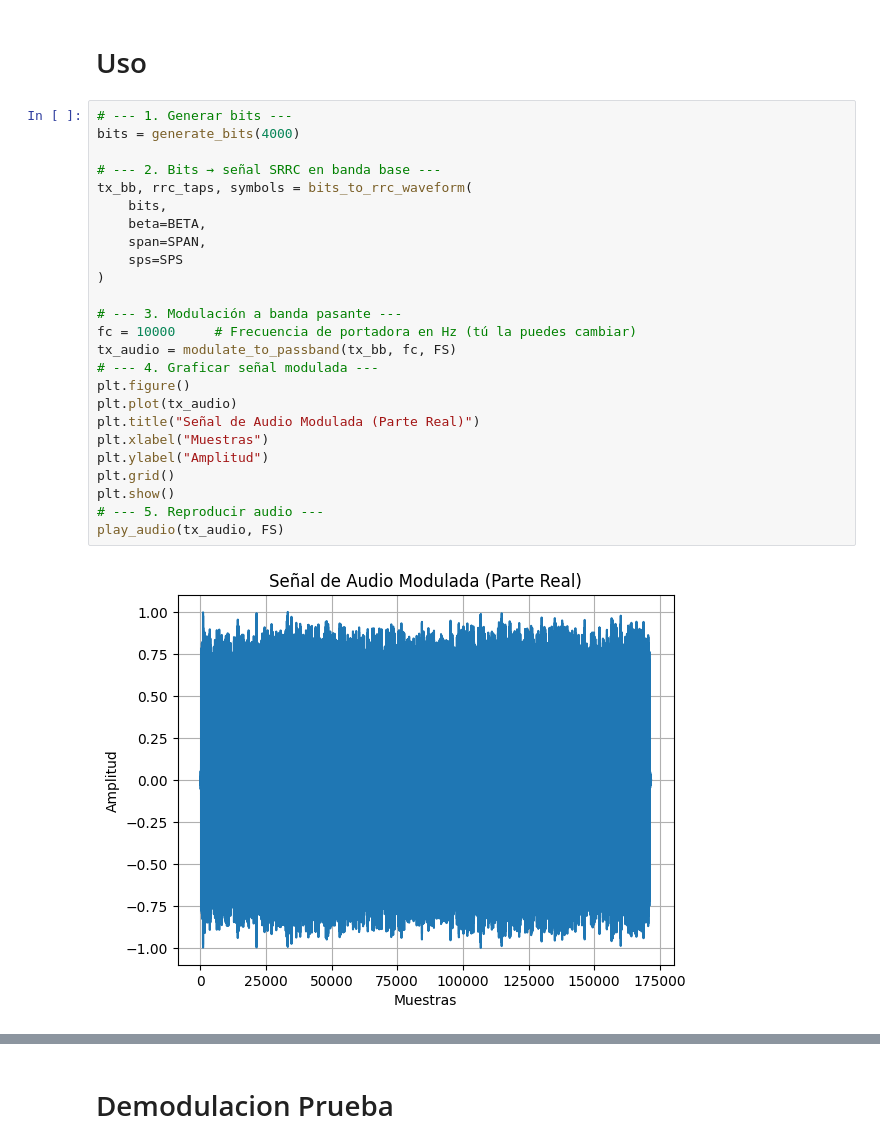
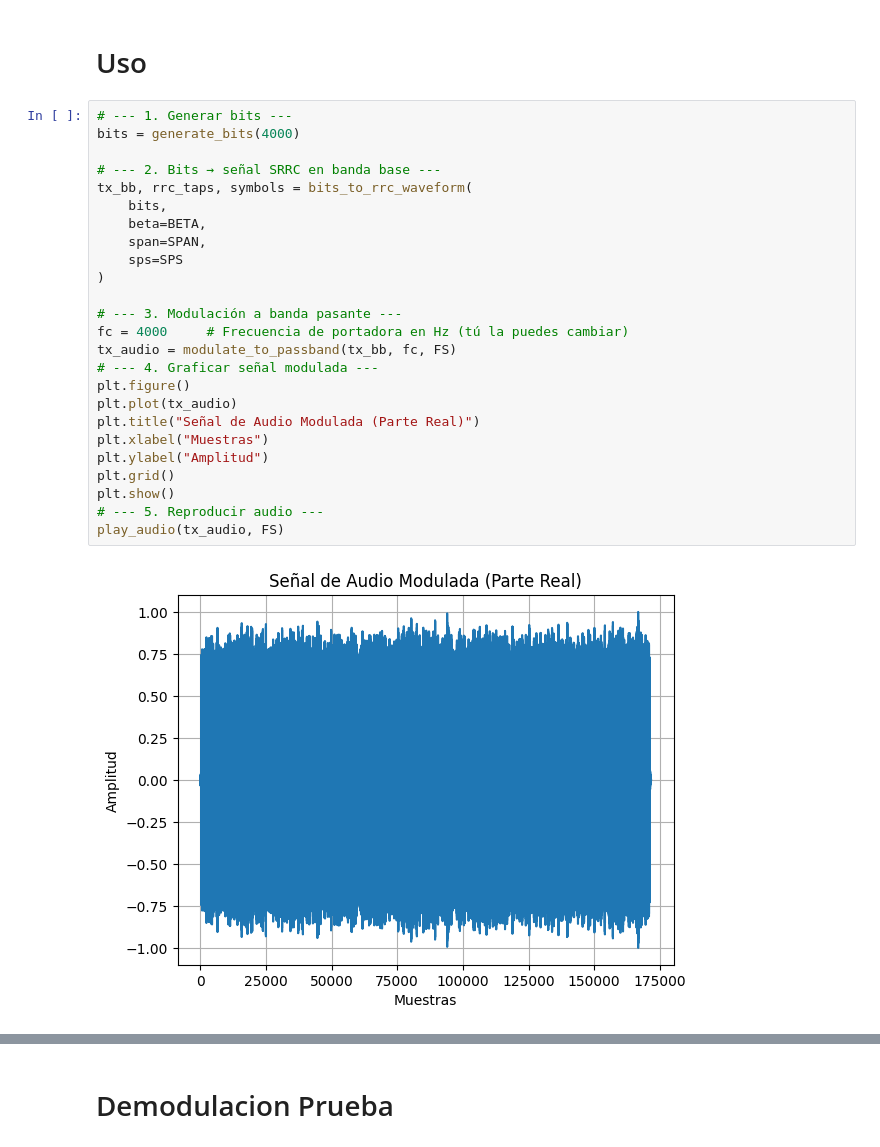
Before and after one commit to jbcgames/Proyecto-PDS, a Jupyter notebook: Transmisor.ipynb, the cells around one changed output, grey strips where cells are left out. Saved outputs shown, nothing was run; the diff lists cells and outputs as text.

```diff
--- a/Transmisor.ipynb
+++ b/Transmisor.ipynb
@@ -353,30 +354,30 @@ def play_audio(signal, fs):
 # %%
 # --- 1. Generar bits ---
 bits = generate_bits(4000)
 
 # --- 2. Bits → señal SRRC en banda base ---
 tx_bb, rrc_taps, symbols = bits_to_rrc_waveform(
     bits,
     beta=BETA,
     span=SPAN,
     sps=SPS
 )
 
 # --- 3. Modulación a banda pasante ---
-fc = 10000     # Frecuencia de portadora en Hz (tú la puedes cambiar)
+fc = 4000     # Frecuencia de portadora en Hz (tú la puedes cambiar)
 tx_audio = modulate_to_passband(tx_bb, fc, FS)
 # --- 4. Graficar señal modulada ---
 plt.figure()
 plt.plot(tx_audio)
 plt.title("Señal de Audio Modulada (Parte Real)")
 plt.xlabel("Muestras")
 plt.ylabel("Amplitud")
 plt.grid()
 plt.show()
 # --- 5. Reproducir audio ---
 play_audio(tx_audio, FS)
 # %% [output]
-[figure, old version]
+[figure, new version]
 [interactive output not drawn]
 # %% [markdown]
 # Demodulacion Prueba
```
Also changed, not shown: parts of 6 cells of this notebook, 1 other file.
